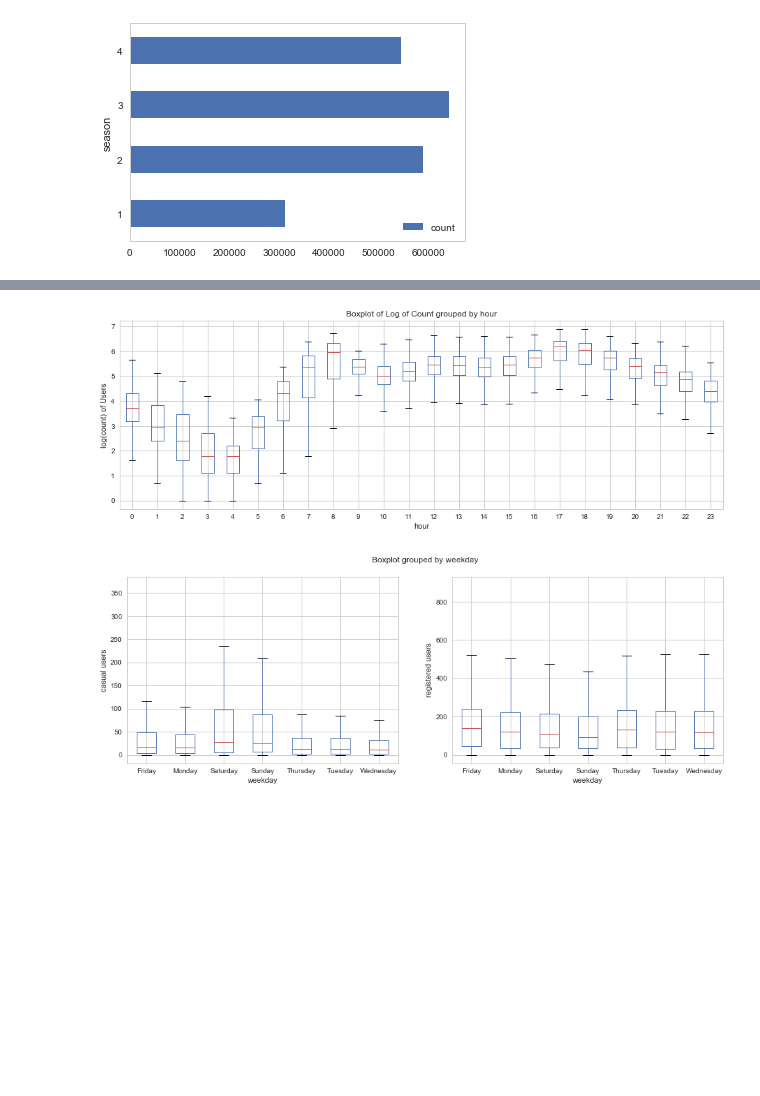
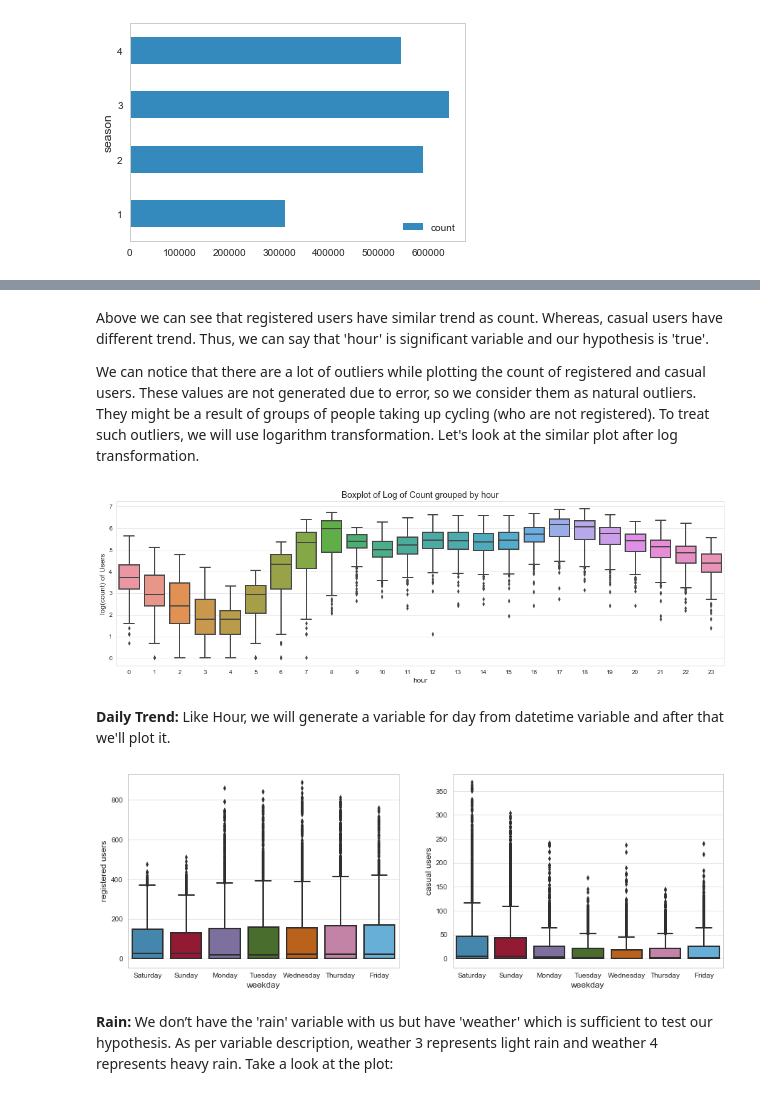
Before and after one commit to LinuxAI-PKU/ml-workspace, a Jupyter notebook: kaggle-bike-sharing-demand/kaggle-bike-sharing-demand.ipynb, the cells around one changed output, grey strips where cells are left out. Drawn from its saved outputs; the diff is of its cells as text; code cells hidden in the pictures; blank space fills up the shorter version.

```diff
--- a/kaggle-bike-sharing-demand/kaggle-bike-sharing-demand.ipynb
+++ b/kaggle-bike-sharing-demand/kaggle-bike-sharing-demand.ipynb
@@ -6,6 +12,9 @@ from sklearn.ensemble import RandomForestRegressor, GradientBoostingRegressor
 import seaborn as sns
 import matplotlib.pyplot as plt
 
-sns.set_style("whitegrid")
+pd.set_option('display.max_columns', 500)
+#sns.set_style("whitegrid")
+#plt.style.use('bmh')
+plt.style.use('seaborn-whitegrid')
 
 %matplotlib inline
@@ -38,5 +113,9 @@ test_df.head(5)
 # %%
 # combine train and test data into one df
+test_df['registered'] = 0
+test_df['casual'] = 0
+test_df['count'] = 0
+
 all_df = pd.concat([train_df, test_df])
 all_df.head(5)
 # %% [output]
@@ -186 +287,3 @@ plt.tight_layout()
+# %%
+train_df = all_df[all_df['data_set'] == 'train'].copy()
 # %%
@@ -207,29 +335,40 @@ axs[1].set_title('')
+# %% [markdown]
+Above we can see that registered users have similar trend as count. Whereas, casual users have different trend. Thus, we can say that 'hour' is significant variable and our hypothesis is 'true'.
+
+We can notice that there are a lot of outliers while plotting the count of registered and casual users. These values are not generated due to error, so we consider them as natural outliers. They might be a result of groups of people taking up cycling (who are not registered). To treat such outliers, we will use logarithm transformation. Let's look at the similar plot after log transformation.
 # %%
-all_df = all_df.assign(log_count = lambda df : np.log(all_df['count']))
-all_df.boxplot(column='log_count', by='hour', figsize=(15,5))
-plt.ylabel('log(count) of Users')
-plt.title("Boxplot of Log of Count grouped by hour")
-plt.suptitle("") # get rid of the pandas autogenerated title
-all_df.drop(['log_count'], axis = 1, inplace=True)
+train_df = train_df.assign(log_count = lambda df : np.log(train_df['count']))
+
+fig, ax = plt.subplots(figsize=(18, 5))
+sns.boxplot(x='hour', y='log_count', data=train_df, ax=ax)
+ax.set_ylabel('log(count) of Users')
+ax.set_title("Boxplot of Log of Count grouped by hour")
+
+#plt.suptitle("") # get rid of the pandas autogenerated title
+train_df.drop(['log_count'], axis = 1, inplace=True)
 # %% [output]
-[figure, old version]
+[figure, new version]
+# %% [markdown]
+**Daily Trend:** Like Hour, we will generate a variable for day from datetime variable and after that we'll plot it.
 # %%
 dayOfWeek={0:'Monday', 1:'Tuesday', 2:'Wednesday', 3:'Thursday', 4:'Friday', 5:'Saturday', 6:'Sunday'}
 all_df['weekday'] = all_df['dow'].map(dayOfWeek)
 
 fig, axs = plt.subplots(1, 2, figsize=(15,5), sharex=False, sharey=False)
 
-all_df.boxplot(column='casual', by='weekday', ax=axs[0])
-axs[0].set_ylabel('casual users')
+sns.boxplot(x='weekday', y='registered', data=all_df, ax=axs[0])
+axs[0].set_ylabel('registered users')
 axs[0].set_title('')
 
-all_df.boxplot(column='registered', by='weekday', ax=axs[1])
-axs[1].set_ylabel('registered users')
+sns.boxplot(x='weekday', y='casual', data=all_df, ax=axs[1])
+axs[1].set_ylabel('casual users')
 axs[1].set_title('')
 
 all_df.drop('weekday', axis=1, inplace=True)
 # %% [output]
-[figure, old version]
+[figure, new version]
+# %% [markdown]
+**Rain:** We don’t have the 'rain' variable with us but have 'weather' which is sufficient to test our hypothesis. As per variable description, weather 3 represents light rain and weather 4 represents heavy rain. Take a look at the plot:
 # %%
 fig, axs = plt.subplots(1, 2, figsize=(15,5), sharex=False, sharey=False)
 
```
Also changed, not shown: parts of 38 cells of this notebook.
